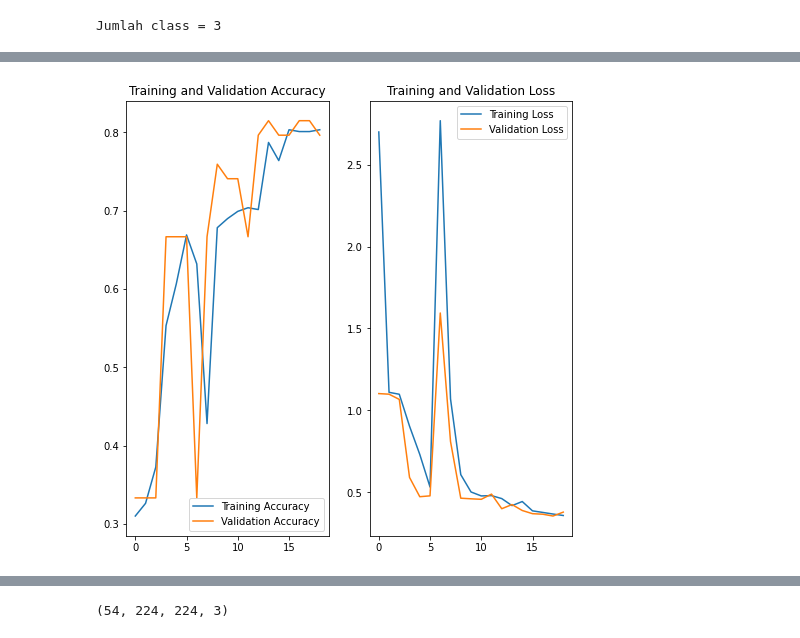
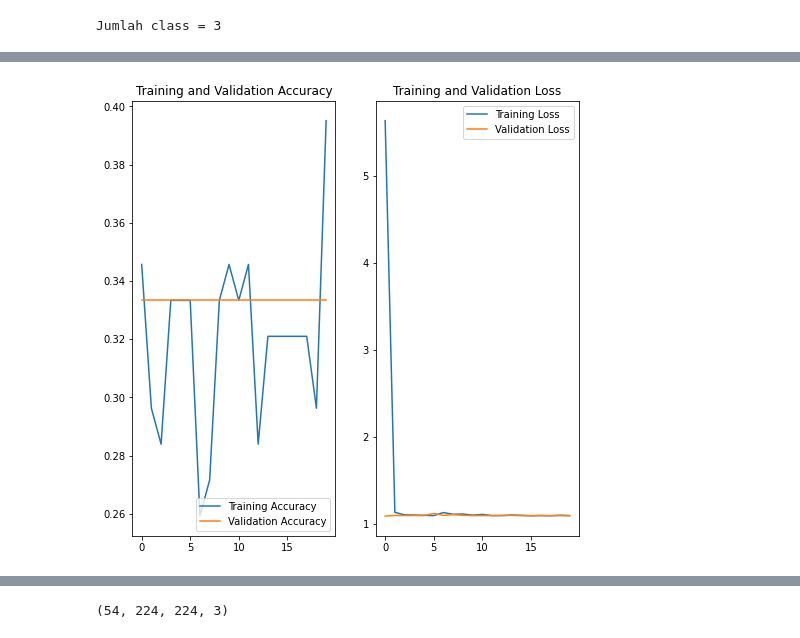
Before and after one commit to arifsoul/DIS-2, a Jupyter notebook: DIS_2.ipynb, the cells around one changed output, grey strips where cells are left out. Cells and saved outputs as stored; diff of their text form; code cells hidden in the pictures.

Commit message:
update transfer learning

```diff
--- a/DIS_2.ipynb
+++ b/DIS_2.ipynb
@@ -161,7 +163,7 @@ print(classes_folder)
 # %% [output]
 ['O', 'S', 'NOTHING']
 # %%
-X_train, X_test, y_train, y_test = train_test_split(all_data, labels, test_size=0.2, random_state=42, stratify=labels)
+X_train, X_test, y_train, y_test = train_test_split(all_data, labels, test_size=0.3, random_state=42, stratify=labels)
 X_train, X_test, y_train, y_test = np.array(X_train), np.array(X_test), np.array(y_train), np.array(y_test)
 
 X_test, X_val, y_test, y_val = train_test_split(X_test, y_test, test_size=0.5, random_state=42, stratify=y_test)
@@ -213,7 +215,7 @@ model = tf.keras.applications.VGG16(
 fc = Dense(1024, activation='relu')(model.layers[-1].output)
 fc2 = Dense(512, activation='relu')(fc)
 fc3 = Dense(256, activation='relu')(fc2)
-fc4 = Dropout(0.4)(fc3)
+fc4 = Dropout(0.2)(fc3)
 output = Dense(num_label, activation='softmax')(fc4)
 
 model = tf.keras.Model(inputs=model.inputs, outputs=output)
@@ -270,17 +272,17 @@ _________________________________________________________________
 early_stop = EarlyStopping(monitor='val_accuracy', mode='max', verbose=1, patience=5, restore_best_weights=True)
 
 #reducing learning rate on plateau
-rlrop = ReduceLROnPlateau(monitor='val_accuracy', mode='max', patience= 3, factor= 0.5, min_lr= 1e-6, verbose=1)
+rlrop = ReduceLROnPlateau(monitor='val_accuracy', mode='max', patience= 5, factor= 0.5, min_lr= 1e-6, verbose=1)
 
 #autosave best model
-model_checkpoint_best = ModelCheckpoint(filepath='/content/drive/MyDrive/Model_dis_2/Model-best.h5',
+model_best = ModelCheckpoint(filepath='/content/drive/MyDrive/Model_dis_2/Model-best-new.h5',
                                    monitor='val_loss',
                                    save_best_only=True)
 #model compiling
-model.compile(optimizer=Adam(learning_rate=0.0005), loss='categorical_crossentropy', metrics=['accuracy'])
+model.compile(optimizer=Adam(learning_rate=0.001), loss='categorical_crossentropy', metrics=['accuracy'])
 # %%
 epochs=20
-batch_size=32
-history = model.fit(X_train, y_train_cat, epochs=epochs, validation_data=(X_val, y_val_cat), batch_size=batch_size, callbacks = [early_stop, rlrop],verbose = 1)
+batch_size=16
+history = model.fit(X_train, y_train_cat, epochs=epochs, validation_data=(X_val, y_val_cat), batch_size=batch_size, callbacks = [rlrop, model_best],verbose = 1)
 # %% [output]
 Epoch 1/20
@@ -309,29 +311,30 @@ Epoch 19: early stopping
 # history = model.fit(X_train, y_train_cat, epochs=epochs, validation_data=(X_val, y_val_cat))
 # %%
 # Visualization
+model = tf.keras.models.load_model('/content/drive/MyDrive/Model_dis_2/Model-best-new.h5')
 acc = history.history['accuracy']
 val_acc = history.history['val_accuracy']
 
 loss = history.history['loss']
 val_loss = history.history['val_loss']
 
-epochs_range = range(19)
+epochs_range = range(epochs)
 
 plt.figure(figsize=(8, 8))
 plt.subplot(1, 2, 1)
 plt.plot(epochs_range, acc, label='Training Accuracy')
 plt.plot(epochs_range, val_acc, label='Validation Accuracy')
 plt.legend(loc='lower right')
 plt.title('Training and Validation Accuracy')
 
 plt.subplot(1, 2, 2)
 plt.plot(epochs_range, loss, label='Training Loss')
 plt.plot(epochs_range, val_loss, label='Validation Loss')
 plt.legend(loc='upper right')
 plt.title('Training and Validation Loss')
 plt.show()
 # %% [output]
-[figure, old version]
+[figure, new version]
 # %%
 # Evaluation
 p_pred = model.predict(X_test)
```
Also changed, not shown: parts of 20 cells of this notebook.
